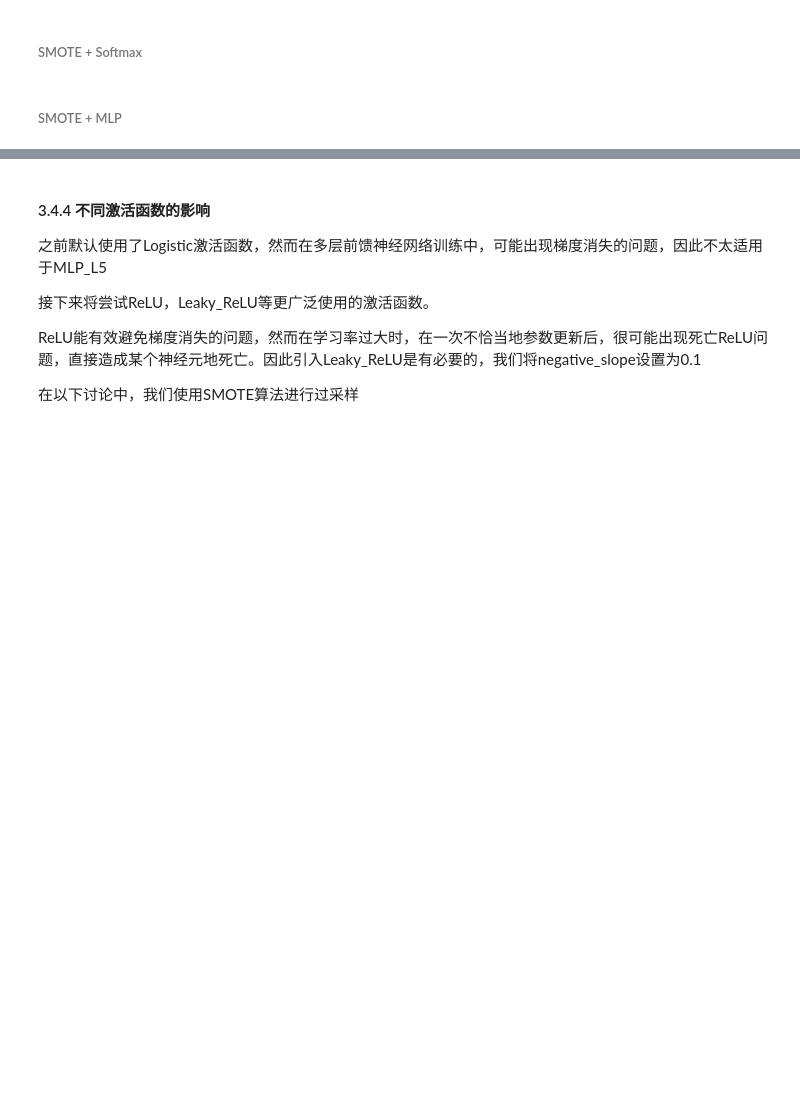
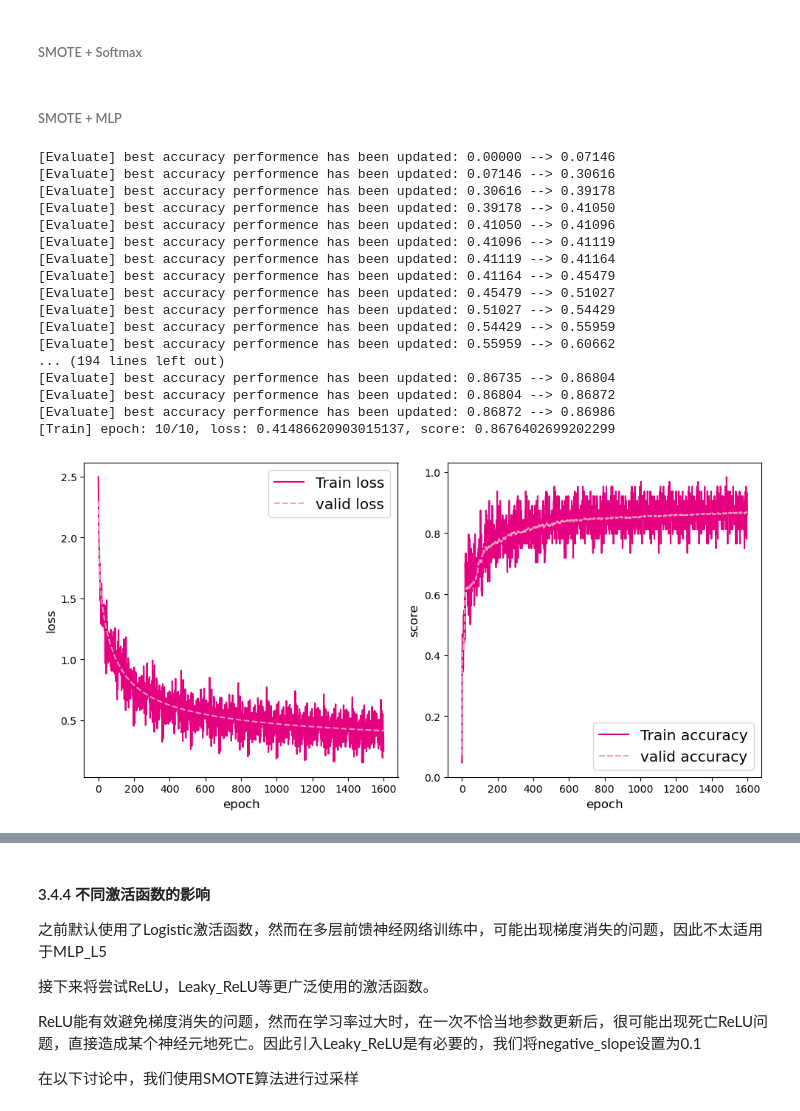
Before and after one commit to FlyingDutchman26/prml-project-2022-Fall, a Jupyter notebook: assignment1/assignment1.ipynb, the cells around one changed output, grey strips where cells are left out. Saved outputs shown, nothing was run; the diff lists cells and outputs as text; code cells hidden in the pictures; blank space fills up the shorter version.

```diff
--- a/assignment1/assignment1.ipynb
+++ b/assignment1/assignment1.ipynb
@@ -750,46 +750,100 @@ print(f'[Test Dataset]: accuracy:{score}, loss: {loss}')
 # %% [markdown]
 ###### SMOTE + MLP
 # %%
+import paddle
+import paddle.io as io
+from fudanPRML.neural_network.plot import plot
+from fudanPRML.neural_network.mlp import Model_MLP_L2
 from fudanPRML.neural_network.mlp import Model_MLP_L5
-from fudanPRML.neural_network.mlp import Model_MLP_L2
 from fudanPRML.neural_network.CrossEntropy import MultiCrossEntropyLoss
 from fudanPRML.neural_network.optimizer import BatchGD
 from fudanPRML.neural_network.metric import accuracy
-from fudanPRML.neural_network.runner import RunnerV2_1
-from fudanPRML.neural_network.plot import plot
-epoch_num = 1000
+from fudanPRML.neural_network.runner import RunnerV2_1,RunnerV3
+from fudanPRML.neural_network.Layer.ReLU import ReLU
+
+# 验证集比例
+valid_rate = 0.3
+
+data_num = X_train.shape[0]
+train_num = int(data_num*(1 - valid_rate))
+
+# 训练数据类型是uint8，但是paddle居然不支持! 这里分别转为float32和int32
+X_train_set = paddle.to_tensor(X_train[:train_num],dtype='float32')
+X_valid_set = paddle.to_tensor(X_train[train_num:],dtype='float32')
+y_train_set = paddle.to_tensor(y_train[:train_num],dtype='int32')
+y_valid_set = paddle.to_tensor(y_train[train_num:],dtype='int32')
+X_test_set = paddle.to_tensor(X_test,dtype = 'float32')
+y_test_set = paddle.to_tensor(y_test,dtype = 'int32')
+
+class Dataset(io.Dataset):
+    def __init__(self,X,y):
+        super(Dataset,self).__init__()
+        self.X = X
+        self.y = y
+        self.len = self.y.shape[0]
+    def __getitem__(self, idx):
+        return self.X[idx],self.y[idx]
+    def __len__(self):
+        return self.len
+
+batch_size = 64
+
+train_dataset = Dataset(X_train_set,y_train_set)
+train_loader = io.DataLoader(train_dataset, batch_size=batch_size, shuffle=False)
+epoch_num = 10
 
 model_saved_dir = "model"
 
 # 输入层维度为2
 input_size = 784
 # 隐藏层维度为5
 hidden_size = 256
 # 输出层维度为1
 output_size = 10
 
 # 定义网络
 model = Model_MLP_L2(input_size=input_size, hidden_size=hidden_size, output_size=output_size)
+
+# 这是一个5层神经网络
 # model = Model_MLP_L5(input_size=input_size,output_size=output_size)
 
 # 损失函数
 loss_fn = MultiCrossEntropyLoss(model = model)
 
 # 优化器
-learning_rate = 0.1
+learning_rate = 0.01
 optimizer = BatchGD(learning_rate, model)
 
 # 评价方法
 metric = accuracy
 
 # 实例化RunnerV2_1类，并传入训练配置
-runner = RunnerV2_1(model, optimizer, metric, loss_fn)
+runner = RunnerV3(model, optimizer, metric, loss_fn)
 
-runner.train([X_train_set, y_train_set], [X_valid_set, y_valid_set], num_epochs=epoch_num, log_epochs=1, save_dir=model_saved_dir)
-# 打印训练集和验证集的损失
+runner.train(train_loader, [X_valid_set, y_valid_set], num_epochs=epoch_num, log_epochs=1, save_dir=model_saved_dir)
 plot(runner,fig_name='nnfigure')
 # 加载训练好的模型
 runner.load_model(model_saved_dir)
 # 在测试集上对模型进行评价
 score, loss = runner.evaluate([X_test_set, y_test_set])
-print("[Test] accuravy/loss: {:.4f}/{:.4f}".format(score, loss))
+
+print("[Test] score/loss: {:.4f}/{:.4f}".format(score, loss))
+# %% [output]
+[Evaluate] best accuracy performence has been updated: 0.00000 --> 0.07146
+[Evaluate] best accuracy performence has been updated: 0.07146 --> 0.30616
+[Evaluate] best accuracy performence has been updated: 0.30616 --> 0.39178
+[Evaluate] best accuracy performence has been updated: 0.39178 --> 0.41050
+[Evaluate] best accuracy performence has been updated: 0.41050 --> 0.41096
+[Evaluate] best accuracy performence has been updated: 0.41096 --> 0.41119
+[Evaluate] best accuracy performence has been updated: 0.41119 --> 0.41164
+[Evaluate] best accuracy performence has been updated: 0.41164 --> 0.45479
+[Evaluate] best accuracy performence has been updated: 0.45479 --> 0.51027
+[Evaluate] best accuracy performence has been updated: 0.51027 --> 0.54429
+[Evaluate] best accuracy performence has been updated: 0.54429 --> 0.55959
+[Evaluate] best accuracy performence has been updated: 0.55959 --> 0.60662
+... (194 lines left out)
+[Evaluate] best accuracy performence has been updated: 0.86735 --> 0.86804
+[Evaluate] best accuracy performence has been updated: 0.86804 --> 0.86872
+[Evaluate] best accuracy performence has been updated: 0.86872 --> 0.86986
+[Train] epoch: 10/10, loss: 0.41486620903015137, score: 0.8676402699202299
+[figure, added]
```
Also changed, not shown: parts of 10 cells of this notebook, 5 other files.
